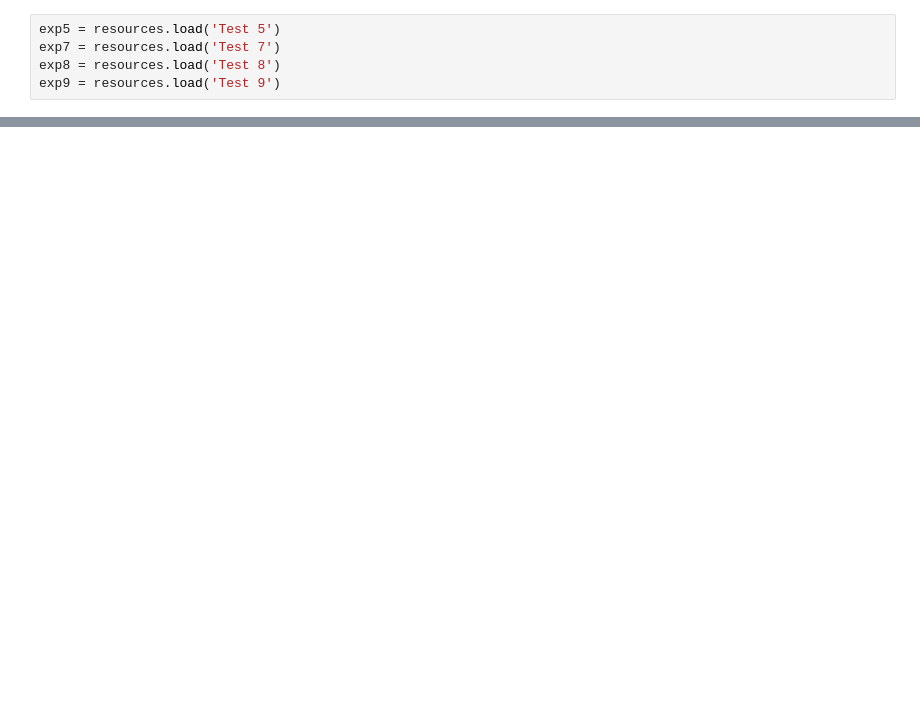
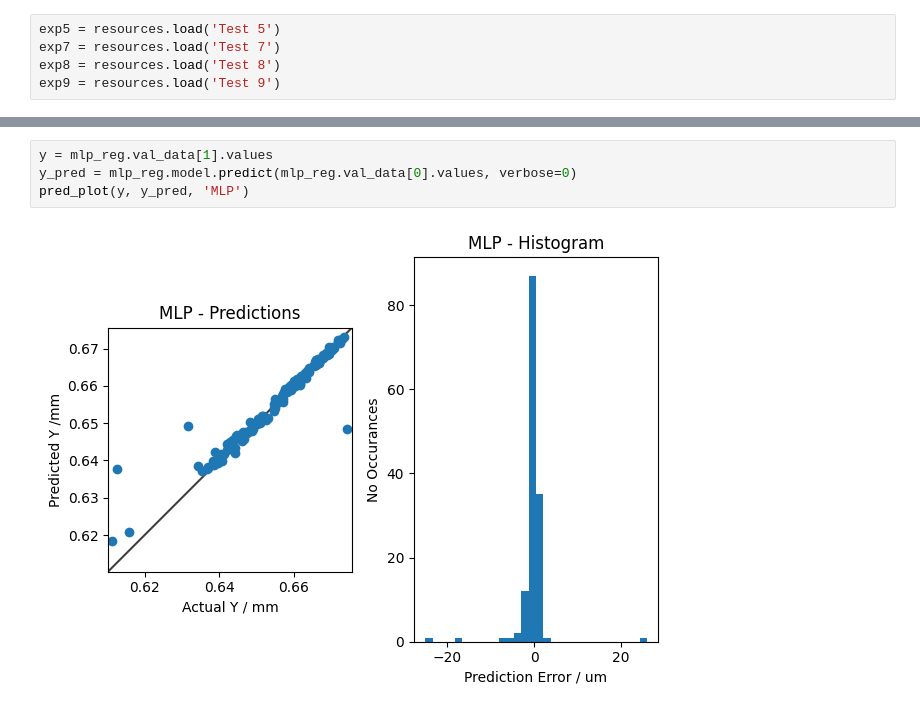
Before and after one commit to TomJessel/PhD-DCB_Grinding, a Jupyter notebook: ml_testing.ipynb, the cells around one changed output, grey strips where cells are left out. Cells and saved outputs as stored; diff of their text form; blank space fills up the shorter version.

```diff
--- a/ml_testing.ipynb
+++ b/ml_testing.ipynb
@@ -150,0 +173,6 @@ mlp_win_reg.score(plot_fig=True);
+# %%
+y = mlp_reg.val_data[1].values
+y_pred = mlp_reg.model.predict(mlp_reg.val_data[0].values, verbose=0)
+pred_plot(y, y_pred, 'MLP')
+# %% [output]
+[figure, added]
```
Also changed, not shown: parts of 28 cells of this notebook, 1 other file.
